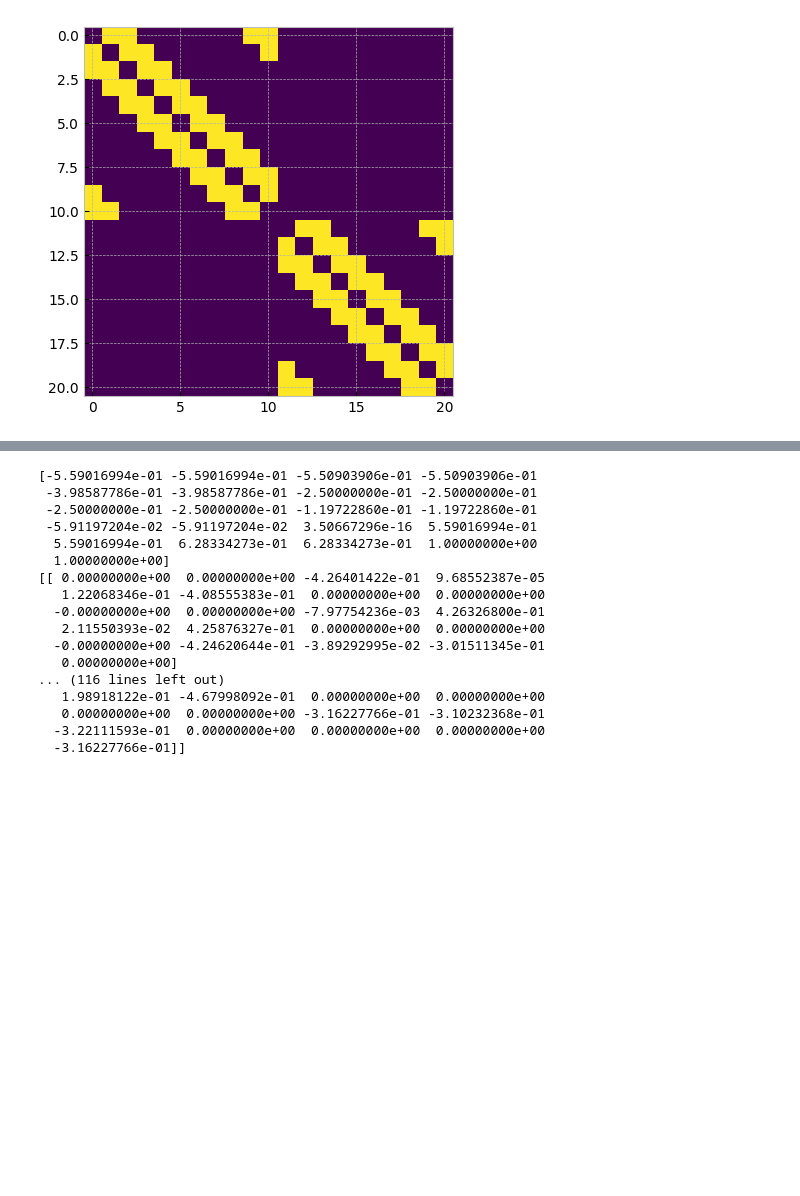
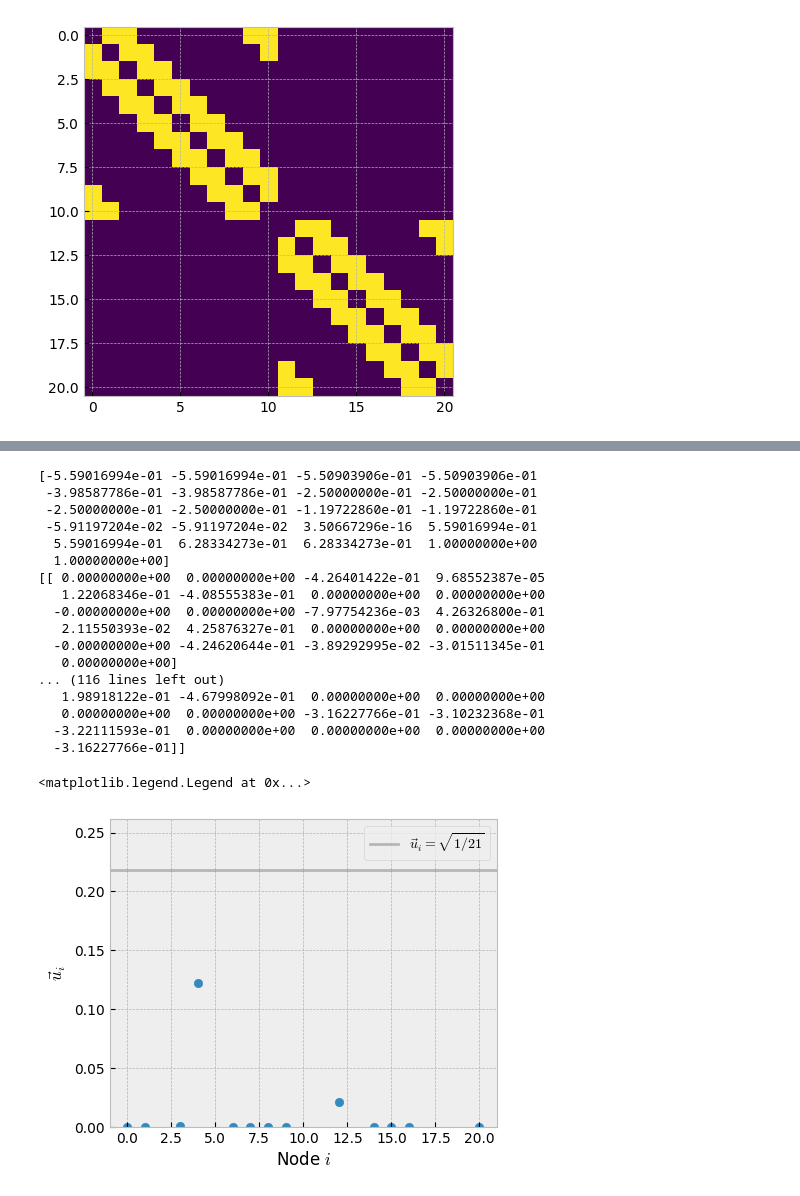
Before and after one commit to leonardlux/comp_phy_exam, a Jupyter notebook: problem_2/task_e.ipynb, the cells around one changed output, grey strips where cells are left out. Drawn from its saved outputs; the diff is of its cells as text; code cells hidden in the pictures; blank space fills up the shorter version.

```diff
--- a/problem_2/task_e.ipynb
+++ b/problem_2/task_e.ipynb
@@ -40,27 +40,43 @@ plt.show()
 # %%
 # find eigenvalues
 eig_val_check, eig_vec_check = np.linalg.eigh(t_matrix)
 print(eig_val_check)
 print(eig_vec_check)
+
+x = list(range(21))
+plt.figure(figsize=(5,4))
+for vec in eig_vec_check:
+    plt.plot(x,vec)
+
+
+plt.xlabel("Node $i$")
+plt.ylabel("$\\vec{u}_i$")
+plt.ylim(0, 1.2*np.sqrt(1/21))
+plt.axhline(np.sqrt(1/21),label="$ \\vec{u}_i = \\sqrt{1/21}$",color="grey",alpha=0.5)
+plt.legend()
+
+#plt.savefig(f"images/eigenvector_1.pdf")
 # We have two with eig val 1, one for each side of the system
 # die dazugehörigen eigenvectoren sind jeweils für das linke oder rechte netz
 #
 # man könnte es leichter machen in dem man die gitter getrennt löste dann würde man die nullstellen am rand vernachlässigen können
 # %% [output]
 [-5.59016994e-01 -5.59016994e-01 -5.50903906e-01 -5.50903906e-01
  -3.98587786e-01 -3.98587786e-01 -2.50000000e-01 -2.50000000e-01
  -2.50000000e-01 -2.50000000e-01 -1.19722860e-01 -1.19722860e-01
  -5.91197204e-02 -5.91197204e-02  3.50667296e-16  5.59016994e-01
   5.59016994e-01  6.28334273e-01  6.28334273e-01  1.00000000e+00
   1.00000000e+00]
 [[ 0.00000000e+00  0.00000000e+00 -4.26401422e-01  9.68552387e-05
    1.22068346e-01 -4.08555383e-01  0.00000000e+00  0.00000000e+00
   -0.00000000e+00  0.00000000e+00 -7.97754236e-03  4.26326800e-01
    2.11550393e-02  4.25876327e-01  0.00000000e+00  0.00000000e+00
   -0.00000000e+00 -4.24620644e-01 -3.89292995e-02 -3.01511345e-01
    0.00000000e+00]
 ... (116 lines left out)
    1.98918122e-01 -4.67998092e-01  0.00000000e+00  0.00000000e+00
    0.00000000e+00  0.00000000e+00 -3.16227766e-01 -3.10232368e-01
   -3.22111593e-01  0.00000000e+00  0.00000000e+00  0.00000000e+00
   -3.16227766e-01]]
+<matplotlib.legend.Legend at 0x...>
+[figure, added]
```
Also changed, not shown: parts of 1 cell of this notebook, 4 other files.
